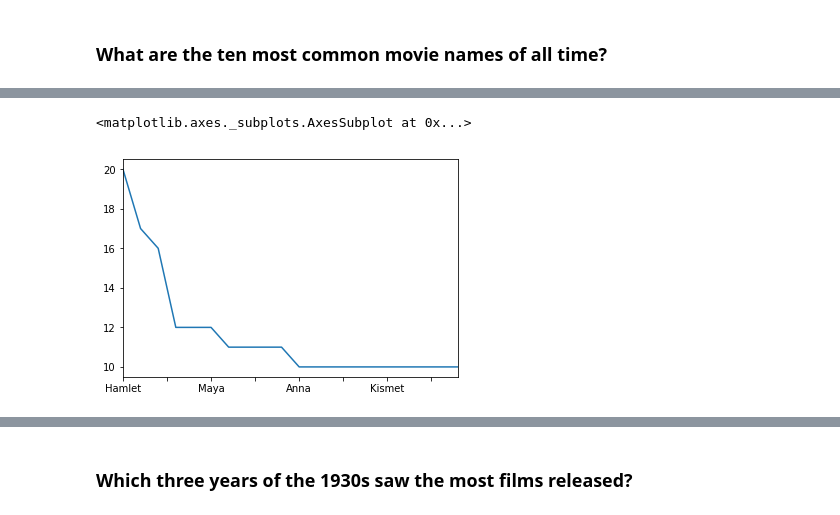
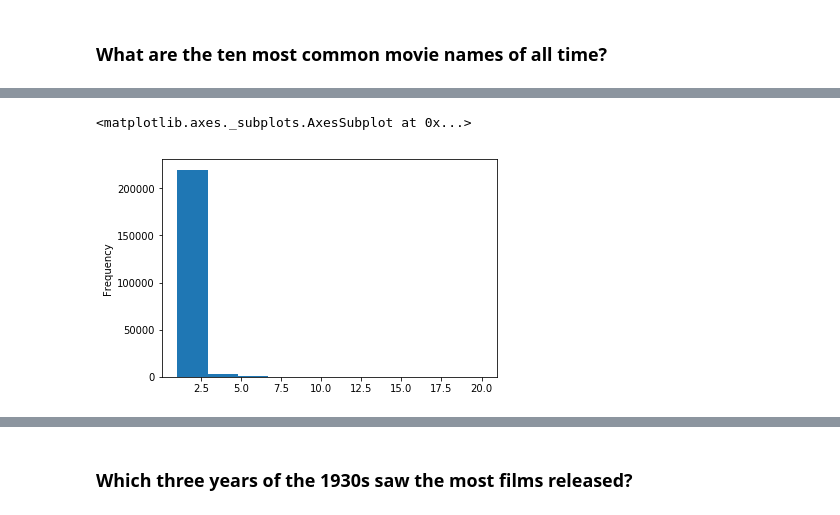
Before and after one commit to tansudasli/analytics-sandbox, a Jupyter notebook: pandas/Exercises-2.ipynb, the cells around one changed output, grey strips where cells are left out. Drawn from its saved outputs; the diff is of its cells as text; code cells hidden in the pictures.

```diff
--- a/pandas/Exercises-2.ipynb
+++ b/pandas/Exercises-2.ipynb
@@ -3,5 +3,9 @@
 import pandas as pd
 # %%
 titles = pd.read_csv('../dataset/titles.csv')
+
+titles['decades'] = titles['year'] // 10 * 10
+titles['len_of_title'] = titles.title.str.len()  # ops. on series for every row
+
 titles.head()
 # %% [output]
@@ -108,9 +80,9 @@ cast.head()[['name', 'year']]
 # %% [markdown]
 ### What are the ten most common movie names of all time?
 # %%
-top_movies = titles.title.value_counts().sort_values(ascending=False)
+top_movies = titles.title.value_counts()
 
-top_movies.head(20)
+top_movies.head(10)
 # %% [output]
 Hamlet                  20
 Carmen                  17
@@ -132,5 +103,5 @@ Name: title, dtype: int64
 # %%
-top_movies.head(20).plot()
+top_movies.plot.hist()
 # %% [output]
 <matplotlib.axes._subplots.AxesSubplot at 0x...>
-[figure, old version]
+[figure, new version]
```
Also changed, not shown: parts of 20 cells of this notebook, 1 other file.
